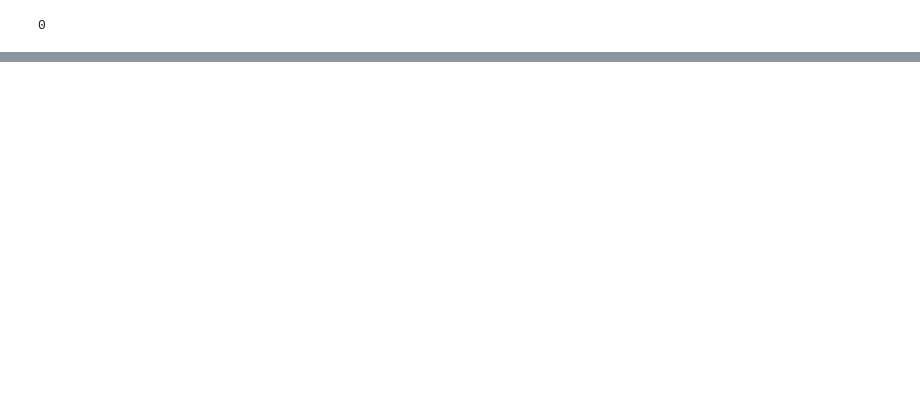
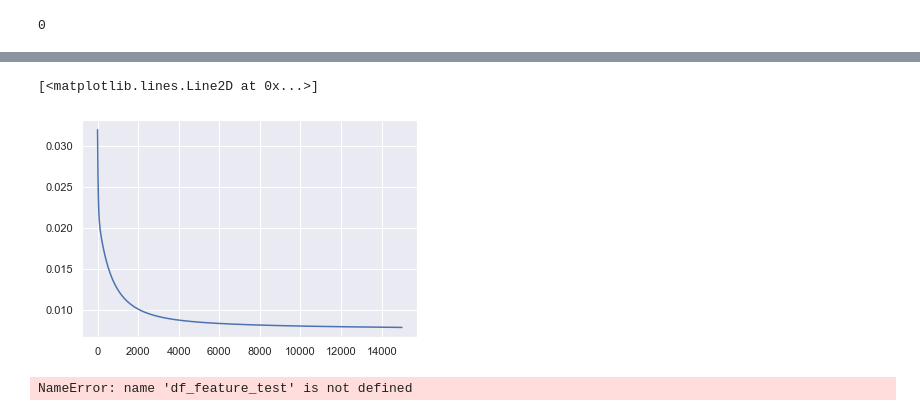
Before and after one commit to shanghongsim/term3_dtp, a Jupyter notebook: T3 2D project .ipynb, the cells around one changed output, grey strips where cells are left out. Drawn from its saved outputs; the diff is of its cells as text; code cells hidden in the pictures; blank space fills up the shorter version.

```diff
--- a/T3 2D project .ipynb
+++ b/T3 2D project .ipynb
@@ -187,0 +214,3 @@ myplot3 = sns.scatterplot(x='reproduction_rate', y='total_deaths', hue='location
+# %%
+def prepare_target(df_target):
+    return df_target.to_numpy()
@@ -187,0 +223,31 @@ myplot3 = sns.scatterplot(x='reproduction_rate', y='total_deaths', hue='location
+# %%
+def gradient_descent(X, y, beta, alpha, num_iters):
+    #calculate m from shape of X or y
+    m = X.shape[0]
+    J_storage = np.zeros(num_iters)
+
+    #for the number of iterations
+    for n in range(num_iters):
+        #--> compute the predicted y
+        yp = np.matmul(X, beta)
+
+        #--> compute the error
+        error = yp - y
+
+        #--> compute the new beta
+        beta = beta - (alpha/m)*np.matmul(X.T, error)
+
+        #--> compute J using the new beta and store it
+        J_storage[n] = compute_cost(X, y, beta)
+
+    return beta, J_storage
+# %%
+iterations = 15000
+alpha = 0.01
+dim=X.shape[1]
+print(dim)
+print(X)
+beta = np.zeros((dim,1))
+
+beta, J_storage = gradient_descent(X, target, beta, alpha, iterations)
+print(beta)
@@ -187,0 +272,5 @@ myplot3 = sns.scatterplot(x='reproduction_rate', y='total_deaths', hue='location
+# %%
+plt.plot(J_storage)
+# %% [output]
+[<matplotlib.lines.Line2D at 0x...>]
+[figure, added]
@@ -187,0 +285,6 @@ myplot3 = sns.scatterplot(x='reproduction_rate', y='total_deaths', hue='location
+# %%
+pred = predict(df_feature, beta)
+plt.plot(df_feature['total_deaths'],target,'o')
+plt.plot(df_feature['total_deaths'],pred,'-')
+# %% [output]
+NameError: name 'df_feature_test' is not defined
```
Also changed, not shown: parts of 21 cells of this notebook, 1 other file.
